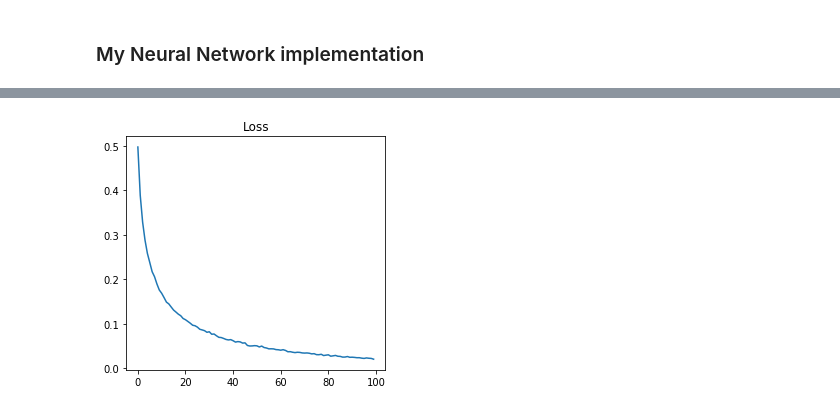
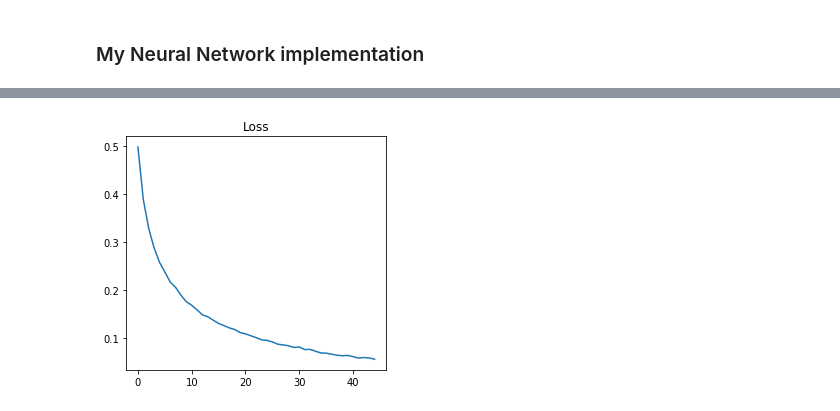
Before and after one commit to rdenadai/AI-Study-Notebooks, a Jupyter notebook: notebooks/6. NeuralNetwork_MNIST_TensorFlow.ipynb, the cells around one changed output, grey strips where cells are left out. Saved outputs shown, nothing was run; the diff lists cells and outputs as text; code cells hidden in the pictures.

```diff
--- a/notebooks/6. NeuralNetwork_MNIST_TensorFlow.ipynb
+++ b/notebooks/6. NeuralNetwork_MNIST_TensorFlow.ipynb
@@ -105,7 +105,7 @@ layers = (
 md = NeuralNetwork(layers, batch_size=32, lr=1e-2, decay=0)
 print('-' * 20)
 print('Treinamento:')
-error = md.train(x_train.copy(), y_train.copy(), epochs=100, show_iter_err=1)
+error = md.train(x_train.copy(), y_train.copy(), epochs=45, show_iter_err=1)
 
 y_pred = md.predict(x_test.copy())
 acc = (np.round(np.mean([y == p for y, p in zip(y_pred, y_test)]), 2) * 100)
@@ -145 +145 @@ Classification report for classifier
-[figure, old version]
+[figure, new version]
```
Also changed, not shown: parts of 1 cell of this notebook, 2 other files.
